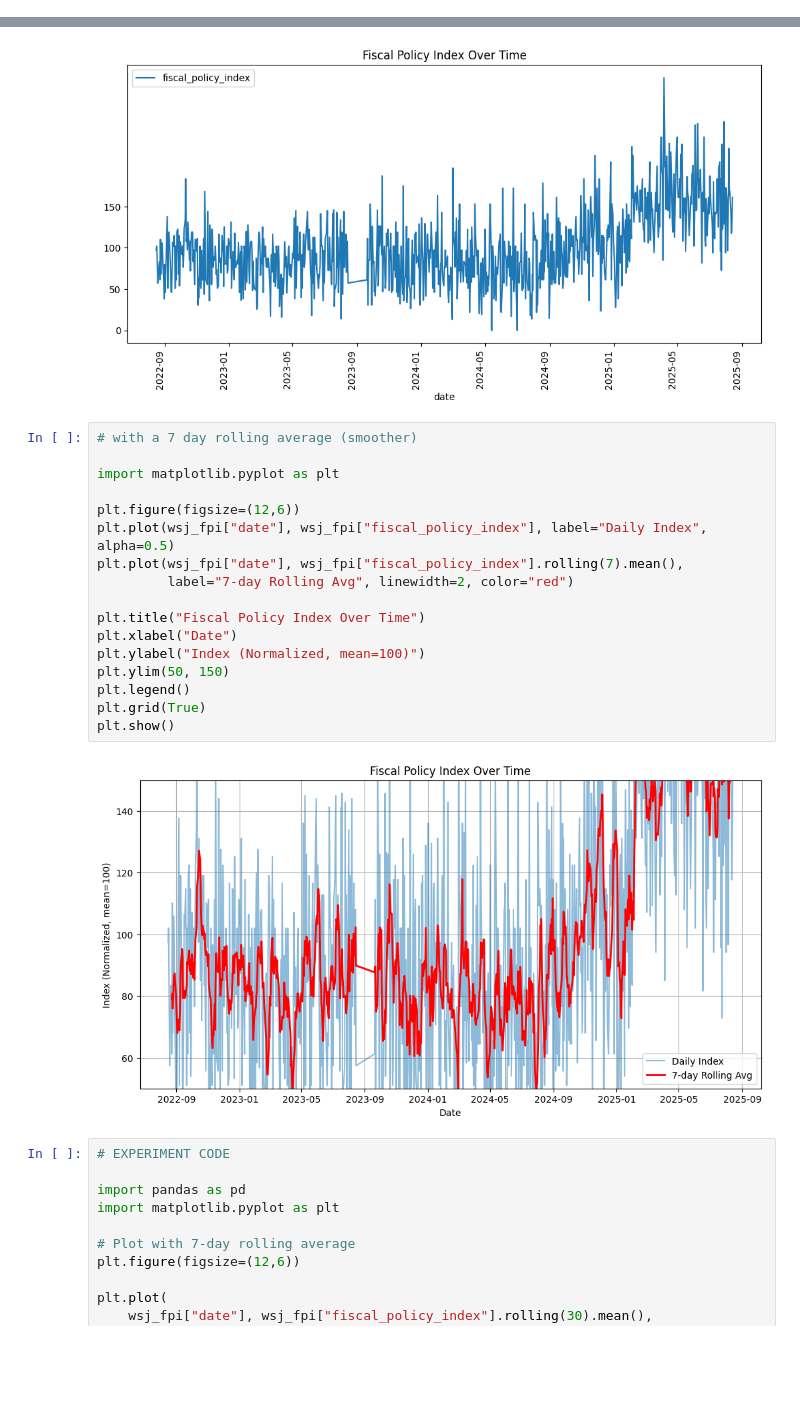
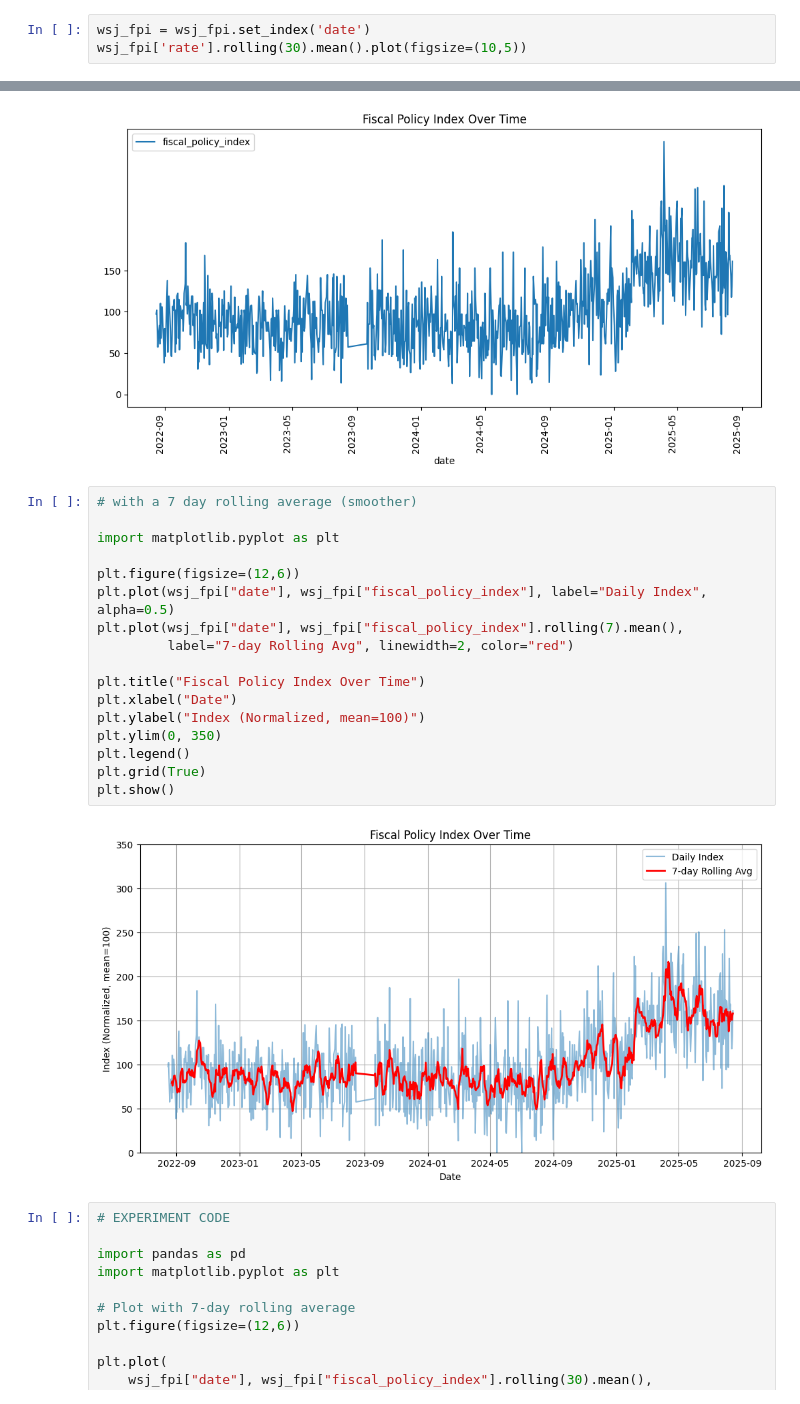
Before and after one commit to UWA-DS-11/capstone-project-11, a Jupyter notebook: fiscal_policy_index/pdf_extraction.ipynb, the cells around one changed output, grey strips where cells are left out. Drawn from its saved outputs; the diff is of its cells as text; blank space fills up the shorter version.

```diff
--- a/fiscal_policy_index/pdf_extraction.ipynb
+++ b/fiscal_policy_index/pdf_extraction.ipynb
@@ -611,0 +612,3 @@ wsj_fpi['rate'].rolling(7).mean().plot()
+# %%
+wsj_fpi = wsj_fpi.set_index('date')
+wsj_fpi['rate'].rolling(30).mean().plot(figsize=(10,5))
@@ -629,22 +635,22 @@ wsj_fpi.plot(x="date", y="fiscal_policy_index", kind="line",
 # %%
 # with a 7 day rolling average (smoother)
 
 import matplotlib.pyplot as plt
 
 plt.figure(figsize=(12,6))
 plt.plot(wsj_fpi["date"], wsj_fpi["fiscal_policy_index"], label="Daily Index", alpha=0.5)
 plt.plot(wsj_fpi["date"], wsj_fpi["fiscal_policy_index"].rolling(7).mean(),
          label="7-day Rolling Avg", linewidth=2, color="red")
 
 plt.title("Fiscal Policy Index Over Time")
 plt.xlabel("Date")
 plt.ylabel("Index (Normalized, mean=100)")
-plt.ylim(50, 150)
+plt.ylim(0, 350)
 plt.legend()
 plt.grid(True)
 plt.show()
 # %% [output]
-[figure, old version]
+[figure, new version]
 # %%
 # EXPERIMENT CODE
 
```
Also changed, not shown: parts of 2 cells of this notebook.
